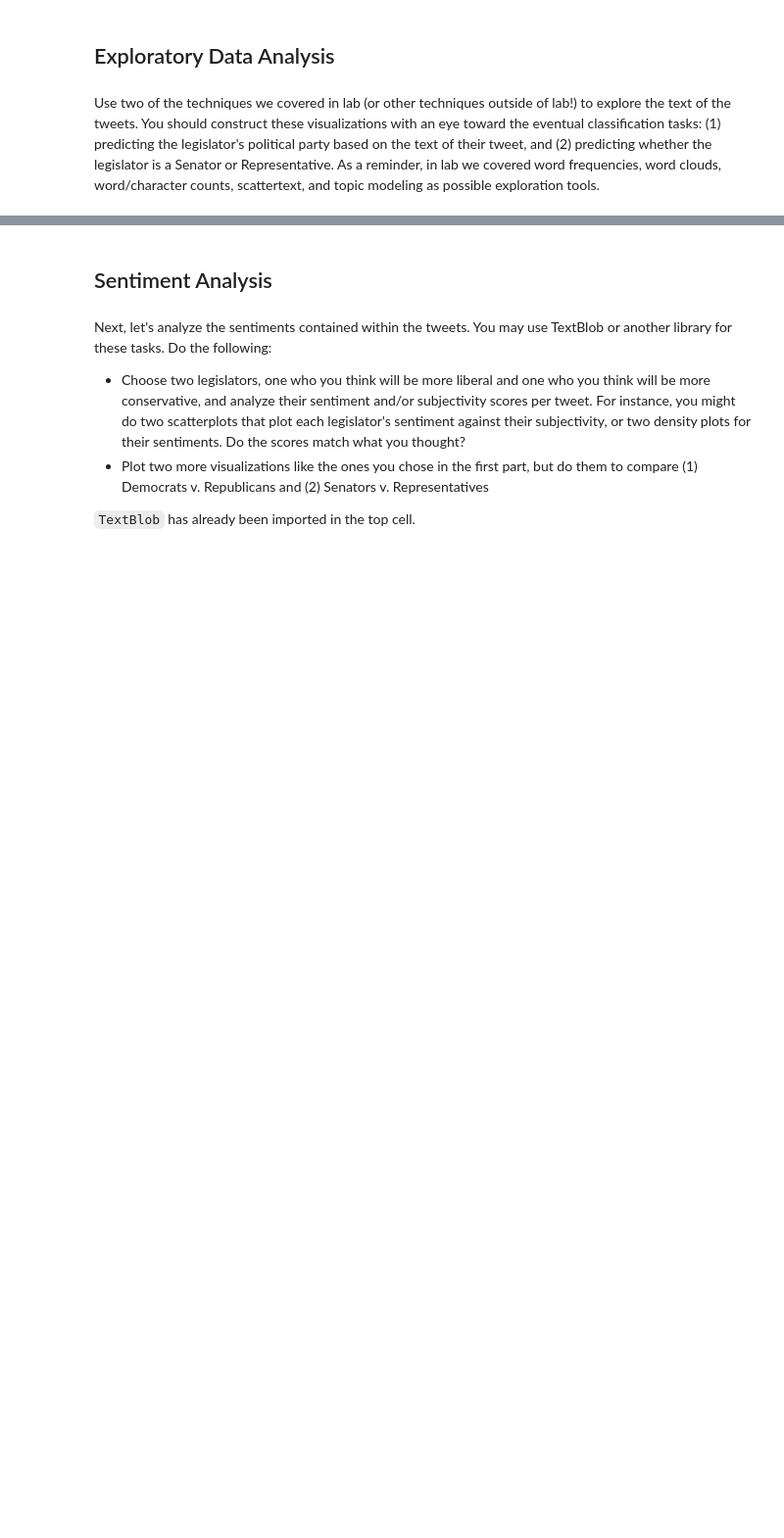
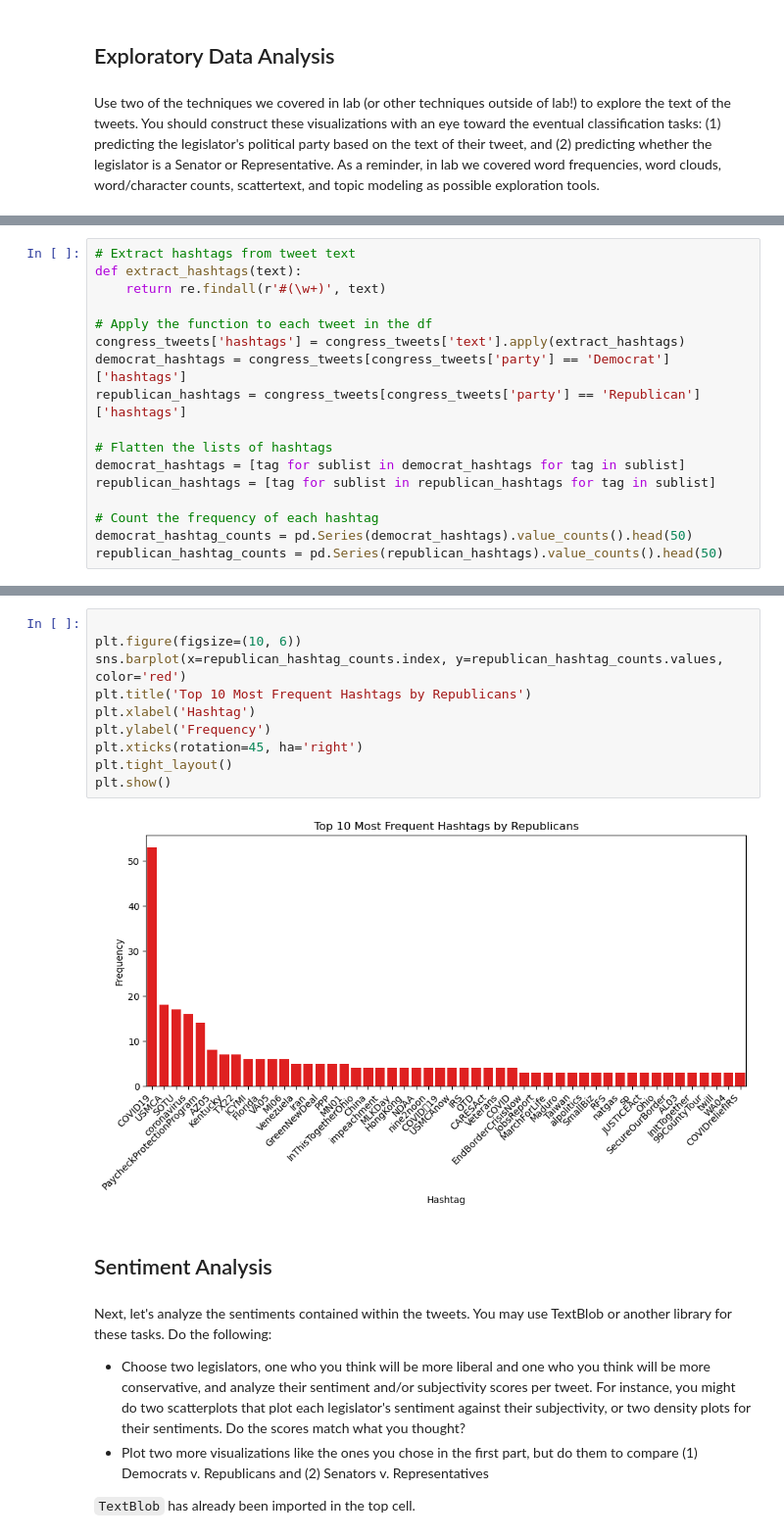
Before and after one commit to stacy0c/Computational-Social-Science-Projects, a Jupyter notebook: project5/Project 5 stacy.ipynb, the cells around one changed output, grey strips where cells are left out. Shown at 98% size. Cells and saved outputs as stored; diff of their text form; blank space fills up the shorter version.

```diff
--- a/project5/Project 5 stacy.ipynb
+++ b/project5/Project 5 stacy.ipynb
@@ -165,0 +211,17 @@ Use two of the techniques we covered in lab (or other techniques outside of lab!
+# %%
+# Extract hashtags from tweet text
+def extract_hashtags(text):
+    return re.findall(r'#(\w+)', text)
+
+# Apply the function to each tweet in the df
+congress_tweets['hashtags'] = congress_tweets['text'].apply(extract_hashtags)
+democrat_hashtags = congress_tweets[congress_tweets['party'] == 'Democrat']['hashtags']
+republican_hashtags = congress_tweets[congress_tweets['party'] == 'Republican']['hashtags']
+
+# Flatten the lists of hashtags
+democrat_hashtags = [tag for sublist in democrat_hashtags for tag in sublist]
+republican_hashtags = [tag for sublist in republican_hashtags for tag in sublist]
+
+# Count the frequency of each hashtag
+democrat_hashtag_counts = pd.Series(democrat_hashtags).value_counts().head(50)
+republican_hashtag_counts = pd.Series(republican_hashtags).value_counts().head(50)
@@ -166,3 +241,15 @@ Use two of the techniques we covered in lab (or other techniques outside of lab!
+# %%
+
+plt.figure(figsize=(10, 6))
+sns.barplot(x=republican_hashtag_counts.index, y=republican_hashtag_counts.values, color='red')
+plt.title('Top 10 Most Frequent Hashtags by Republicans')
+plt.xlabel('Hashtag')
+plt.ylabel('Frequency')
+plt.xticks(rotation=45, ha='right')
+plt.tight_layout()
+plt.show()
+# %% [output]
+[figure, added]
 # %% [markdown]
 ## Sentiment Analysis
 # %% [markdown]
```
Also changed, not shown: parts of 50 cells of this notebook.
